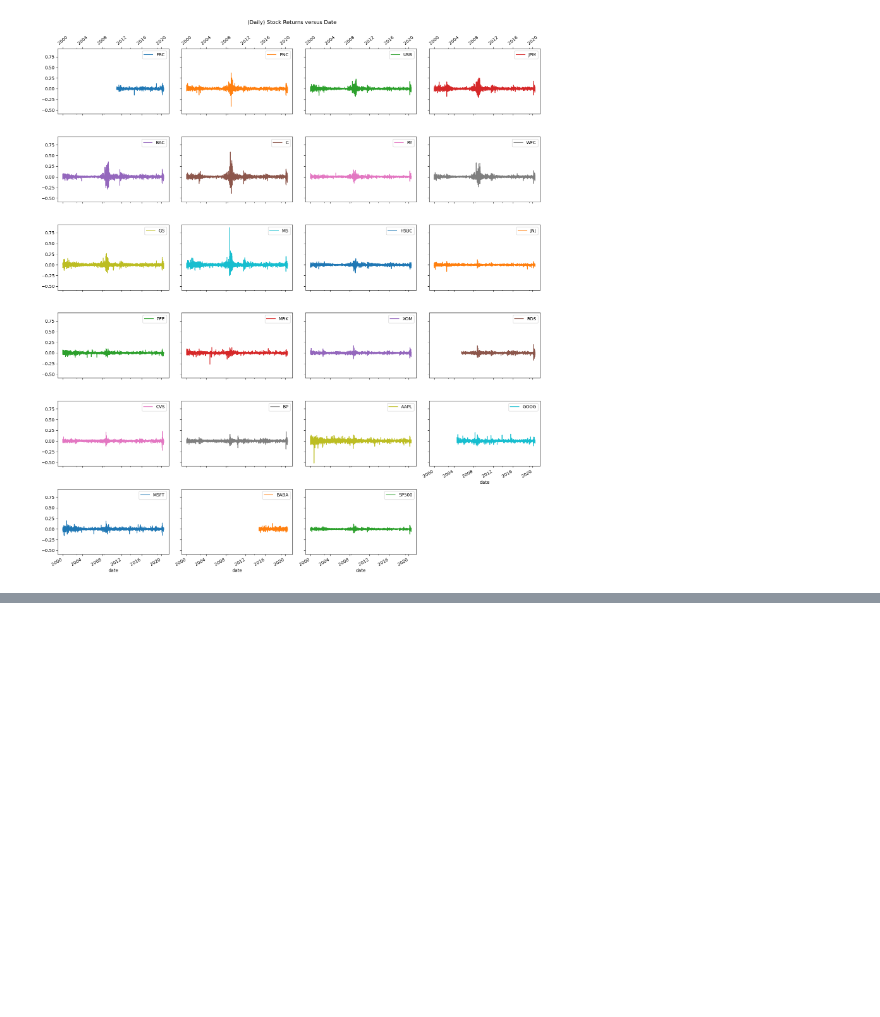
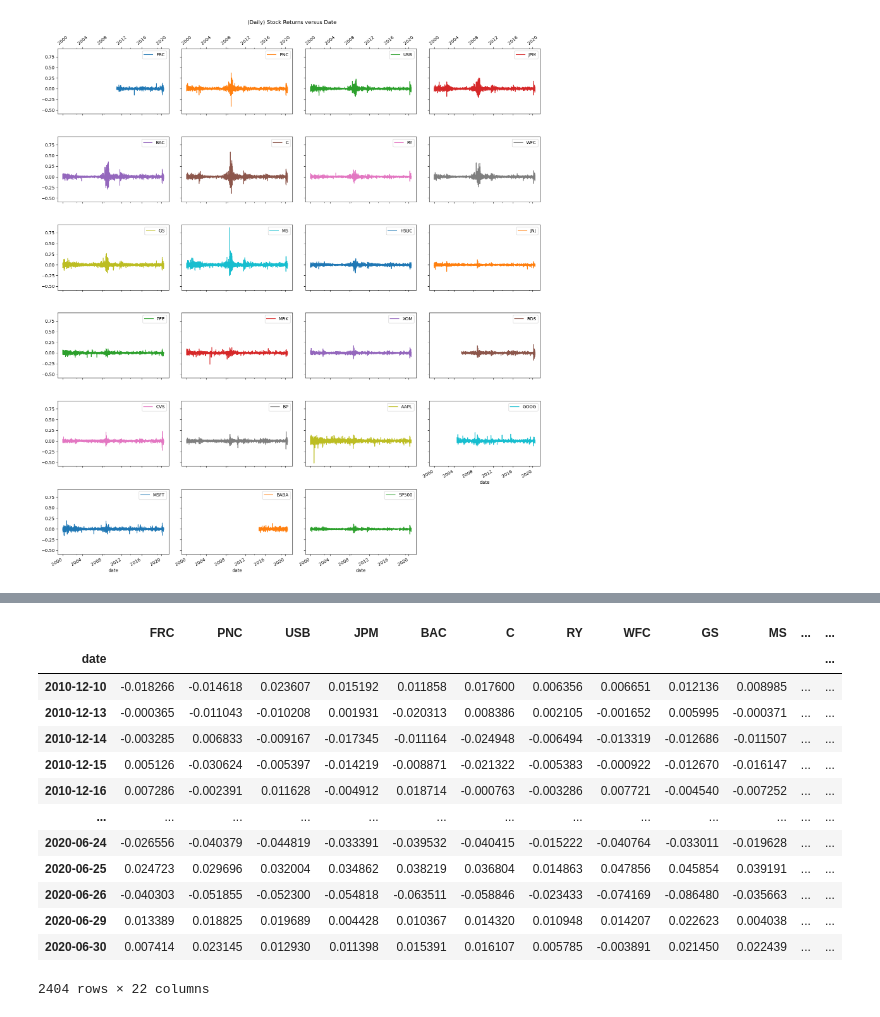
Before and after one commit to ahmet794/Investment-Banking-Asset-Management, a Jupyter notebook: Machine Learning for Investment Banking and Asset Management/Labs Week 1.ipynb, the cells around one changed output, grey strips where cells are left out. Drawn from its saved outputs; the diff is of its cells as text; code cells hidden in the pictures; blank space fills up the shorter version.

```diff
--- a/Machine Learning for Investment Banking and Asset Management/Labs Week 1.ipynb
+++ b/Machine Learning for Investment Banking and Asset Management/Labs Week 1.ipynb
@@ -135,0 +147,20 @@ plt.show()
+# %%
+df = df.drop('BABA', axis=1) #drop BABA
+df = df.dropna()
+
+display(df)
+# %% [output]
+|  | FRC | PNC | USB | JPM | BAC | C | RY | WFC | GS | MS | ... | ... |
+| date |  |  |  |  |  |  |  |  |  |  |  | ... |
+| 2010-12-10 | -0.018266 | -0.014618 | 0.023607 | 0.015192 | 0.011858 | 0.017600 | 0.006356 | 0.006651 | 0.012136 | 0.008985 | ... | ... |
+| 2010-12-13 | -0.000365 | -0.011043 | -0.010208 | 0.001931 | -0.020313 | 0.008386 | 0.002105 | -0.001652 | 0.005995 | -0.000371 | ... | ... |
+| 2010-12-14 | -0.003285 | 0.006833 | -0.009167 | -0.017345 | -0.011164 | -0.024948 | -0.006494 | -0.013319 | -0.012686 | -0.011507 | ... | ... |
+| 2010-12-15 | 0.005126 | -0.030624 | -0.005397 | -0.014219 | -0.008871 | -0.021322 | -0.005383 | -0.000922 | -0.012670 | -0.016147 | ... | ... |
+| 2010-12-16 | 0.007286 | -0.002391 | 0.011628 | -0.004912 | 0.018714 | -0.000763 | -0.003286 | 0.007721 | -0.004540 | -0.007252 | ... | ... |
+| ... | ... | ... | ... | ... | ... | ... | ... | ... | ... | ... | ... | ... |
+| 2020-06-24 | -0.026556 | -0.040379 | -0.044819 | -0.033391 | -0.039532 | -0.040415 | -0.015222 | -0.040764 | -0.033011 | -0.019628 | ... | ... |
+| 2020-06-25 | 0.024723 | 0.029696 | 0.032004 | 0.034862 | 0.038219 | 0.036804 | 0.014863 | 0.047856 | 0.045854 | 0.039191 | ... | ... |
+| 2020-06-26 | -0.040303 | -0.051855 | -0.052300 | -0.054818 | -0.063511 | -0.058846 | -0.023433 | -0.074169 | -0.086480 | -0.035663 | ... | ... |
+| 2020-06-29 | 0.013389 | 0.018825 | 0.019689 | 0.004428 | 0.010367 | 0.014320 | 0.010948 | 0.014207 | 0.022623 | 0.004038 | ... | ... |
+| 2020-06-30 | 0.007414 | 0.023145 | 0.012930 | 0.011398 | 0.015391 | 0.016107 | 0.005785 | -0.003891 | 0.021450 | 0.022439 | ... | ... |
+2404 rows × 22 columns
```
Also changed, not shown: parts of 1 cell of this notebook.
